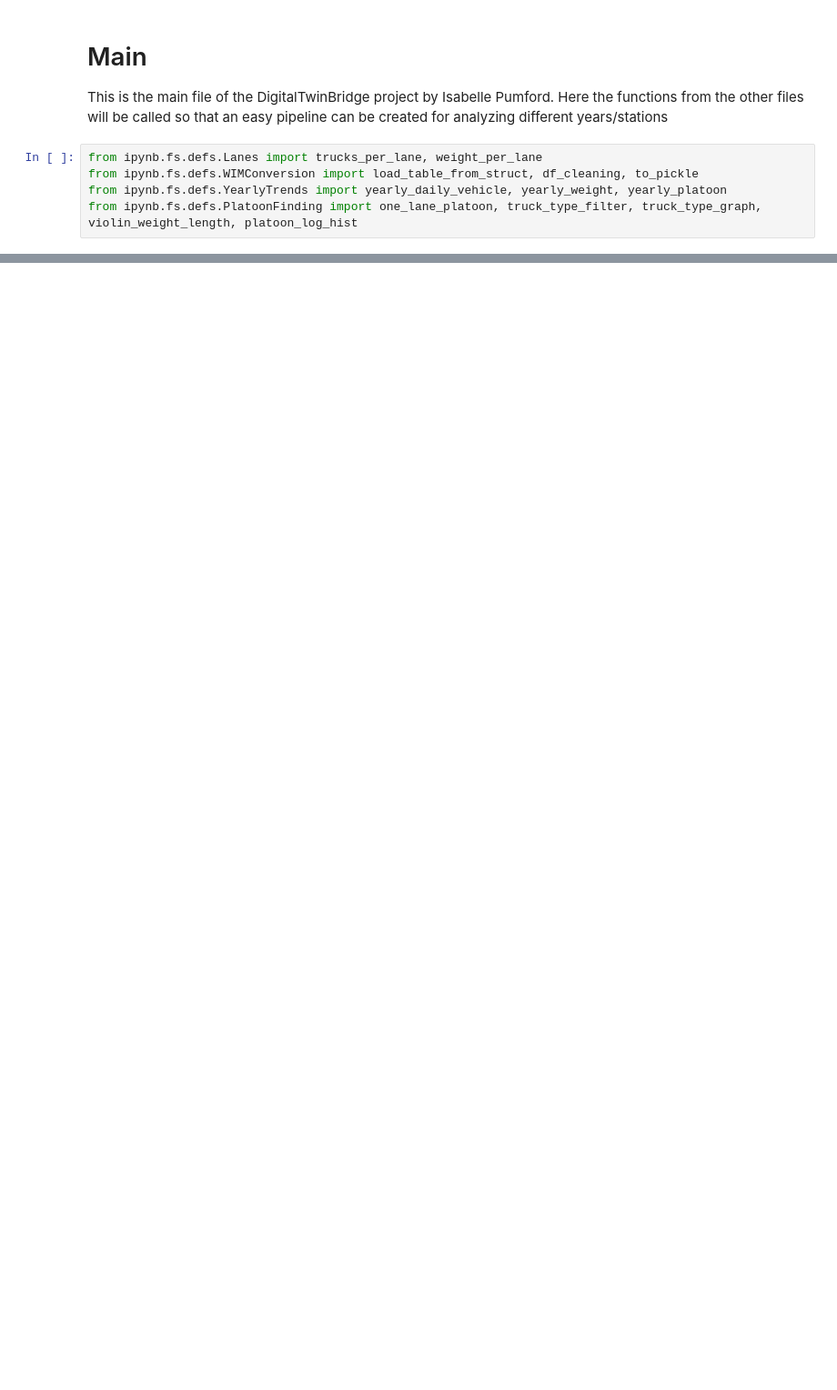
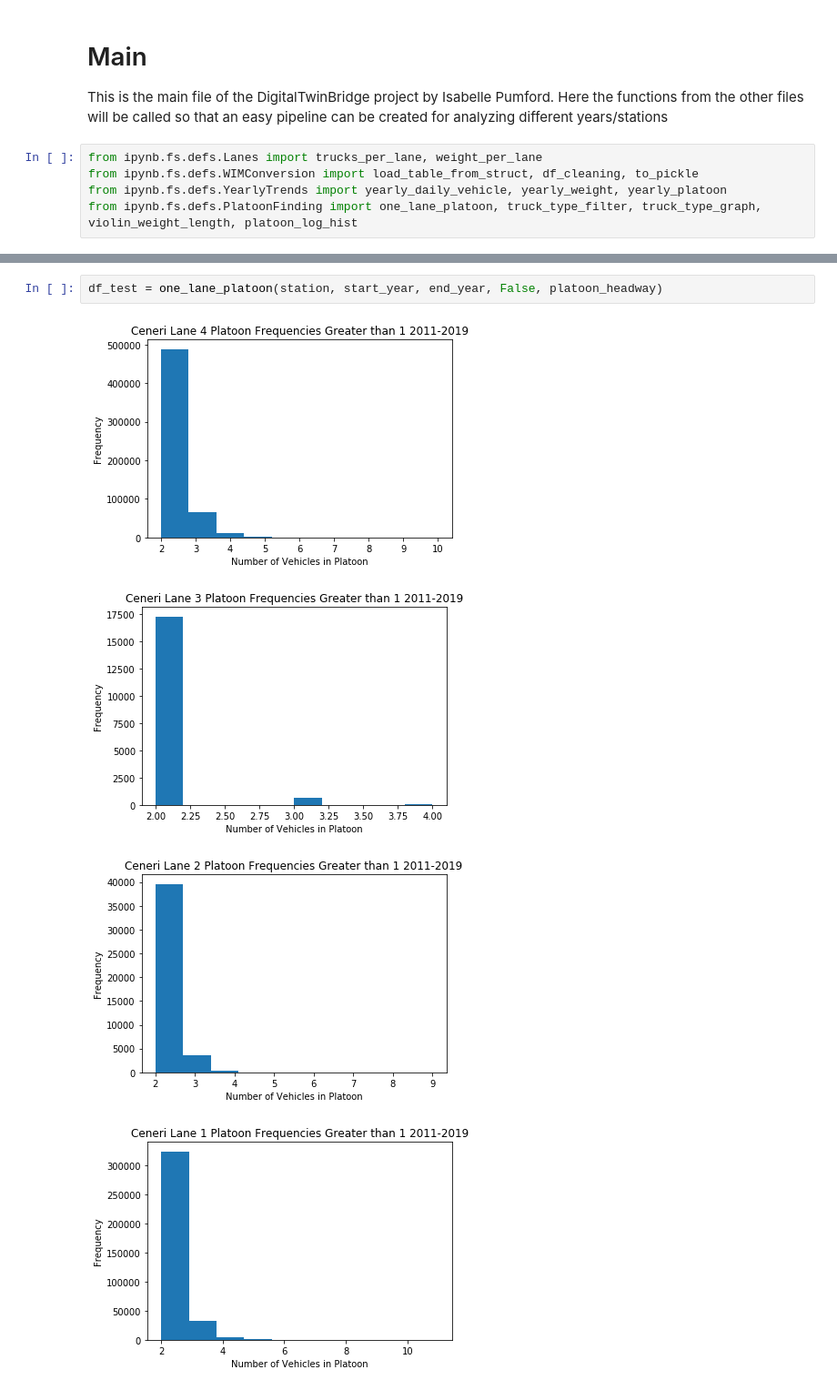
Before and after one commit to isdabelle/DigitalTwinBridges, a Jupyter notebook: main.ipynb, the cells around one changed output, grey strips where cells are left out. Shown: that part at 91% size. Saved outputs shown, nothing was run; the diff lists cells and outputs as text; blank space fills up the shorter version.

```diff
--- a/main.ipynb
+++ b/main.ipynb
@@ -12,3 +12,10 @@ stations = ['Ceneri', 'Denges', 'Gotthard']
 start_year = 2011
 end_year = 2019
 platoon_headway = 2
+# %%
+df_test = one_lane_platoon(station, start_year, end_year, False, platoon_headway)
+# %% [output]
+[figure, added]
+[figure, added]
+[figure, added]
+[figure, added]
```
Also changed, not shown: parts of 4 cells of this notebook, 3 other files.
